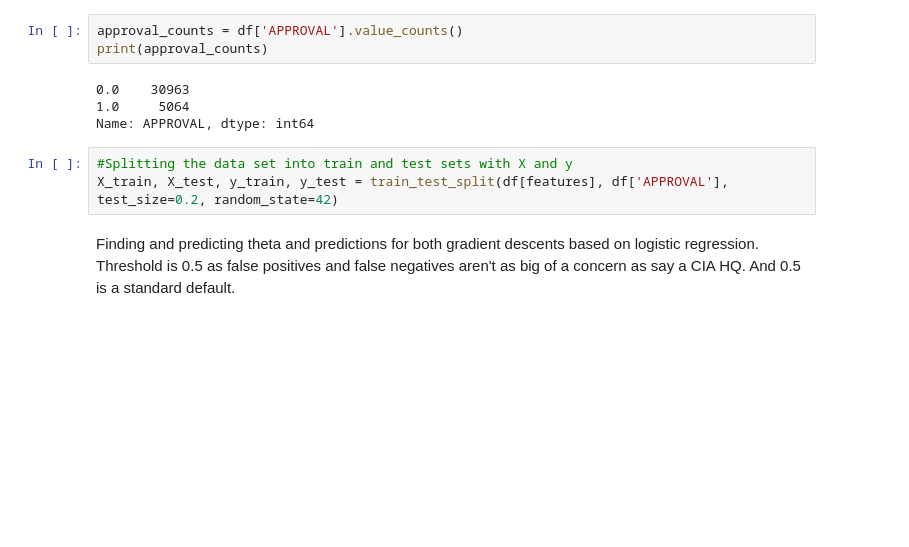
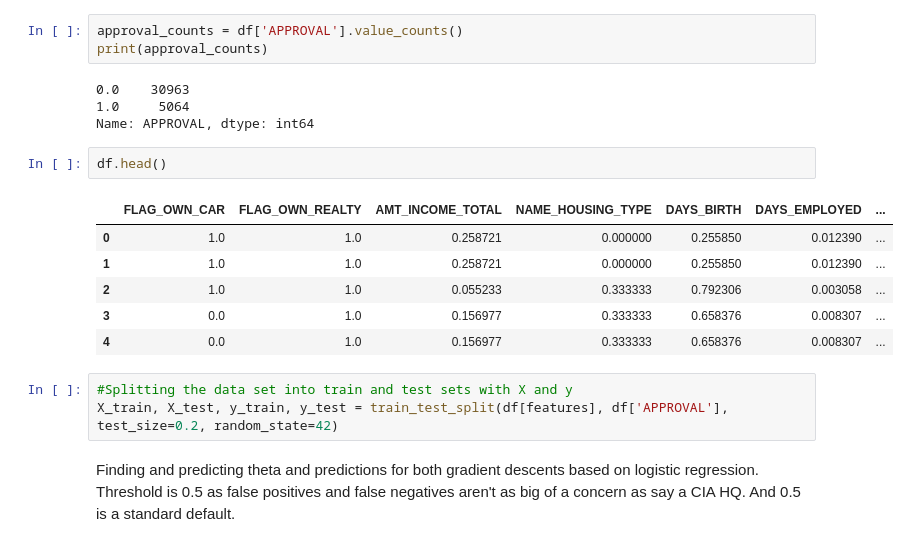
Before and after one commit to blunte3/ML-AI, a Jupyter notebook: CreditCardApprovalPrediction.ipynb, the cells around one changed output. Cells and saved outputs as stored; diff of their text form; blank space fills up the shorter version.

Commit message:
Updated Text and added df.head() to show normalized data

```diff
--- a/CreditCardApprovalPrediction.ipynb
+++ b/CreditCardApprovalPrediction.ipynb
@@ -307,6 +307,15 @@ print(approval_counts)
 0.0    30963
 1.0     5064
 Name: APPROVAL, dtype: int64
+# %%
+df.head()
+# %% [output]
+|  | FLAG_OWN_CAR | FLAG_OWN_REALTY | AMT_INCOME_TOTAL | NAME_HOUSING_TYPE | DAYS_BIRTH | DAYS_EMPLOYED | ... |
+| 0 | 1.0 | 1.0 | 0.258721 | 0.000000 | 0.255850 | 0.012390 | ... |
+| 1 | 1.0 | 1.0 | 0.258721 | 0.000000 | 0.255850 | 0.012390 | ... |
+| 2 | 1.0 | 1.0 | 0.055233 | 0.333333 | 0.792306 | 0.003058 | ... |
+| 3 | 0.0 | 1.0 | 0.156977 | 0.333333 | 0.658376 | 0.008307 | ... |
+| 4 | 0.0 | 1.0 | 0.156977 | 0.333333 | 0.658376 | 0.008307 | ... |
 # %%
 #Splitting the data set into train and test sets with X and y
 X_train, X_test, y_train, y_test = train_test_split(df[features], df['APPROVAL'], test_size=0.2, random_state=42)
```
Also changed, not shown: parts of 3 cells of this notebook.
